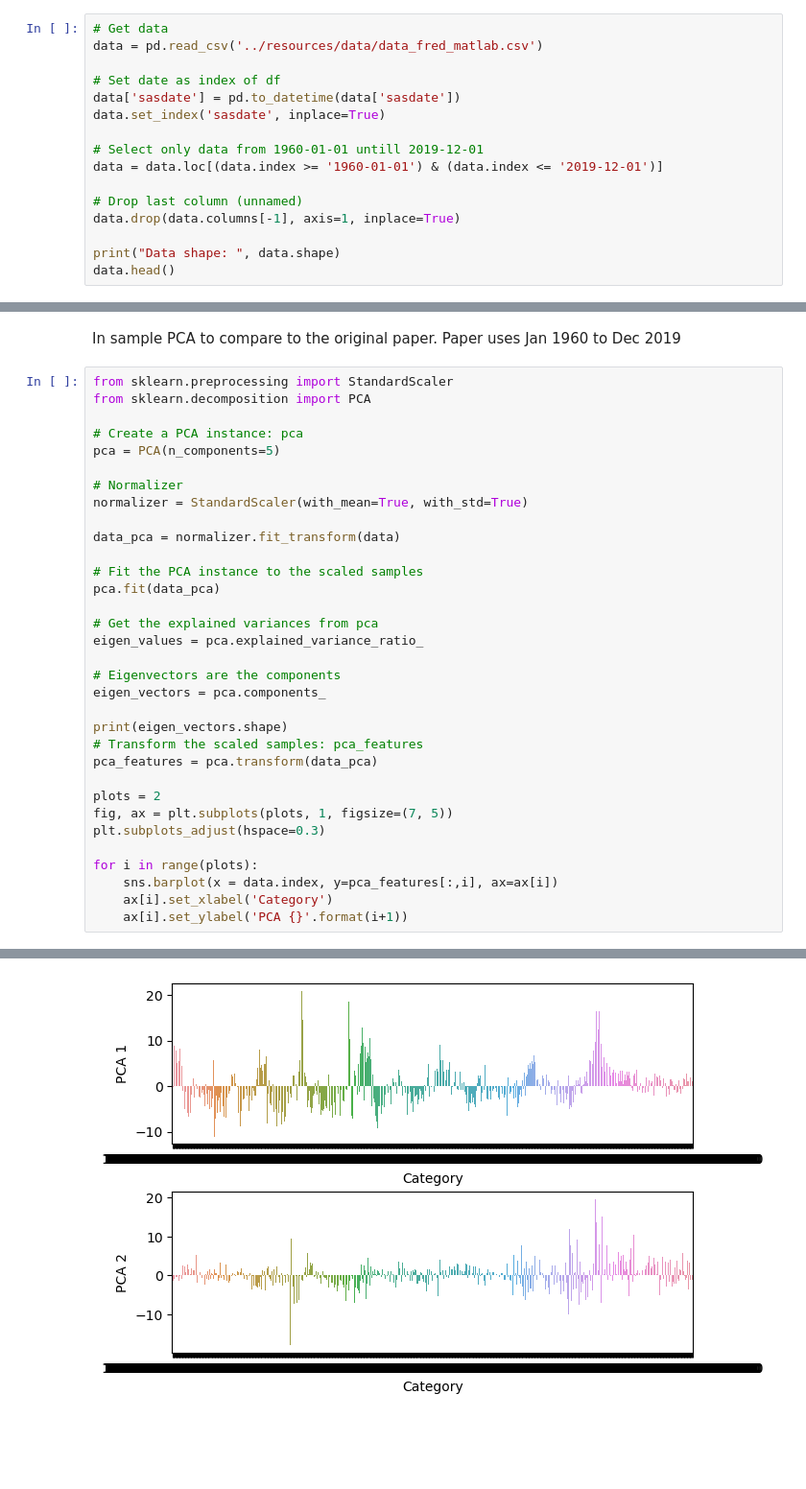
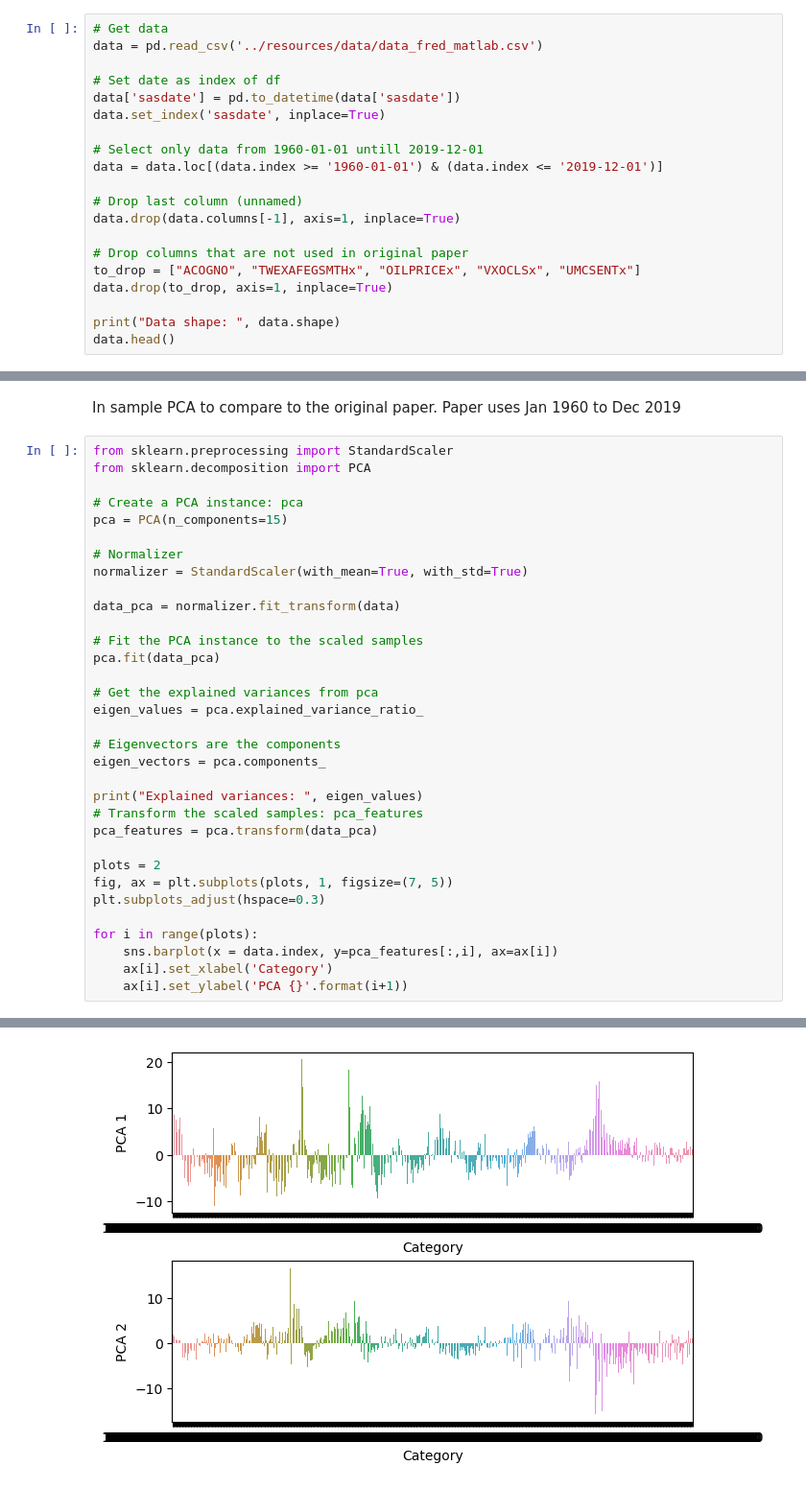
Before and after one commit to VLDrenth/sPCA-thesis, a Jupyter notebook: src/explore_cleaned.ipynb, the cells around one changed output, grey strips where cells are left out. Shown: that part at 96% size. Cells and saved outputs as stored; diff of their text form; blank space fills up the shorter version.

```diff
--- a/src/explore_cleaned.ipynb
+++ b/src/explore_cleaned.ipynb
@@ -18,6 +22,10 @@ data = data.loc[(data.index >= '1960-01-01') & (data.index <= '2019-12-01')]
 # Drop last column (unnamed)
 data.drop(data.columns[-1], axis=1, inplace=True)
 
+# Drop columns that are not used in original paper
+to_drop = ["ACOGNO", "TWEXAFEGSMTHx", "OILPRICEx", "VXOCLSx", "UMCSENTx"]
+data.drop(to_drop, axis=1, inplace=True)
+
 print("Data shape: ", data.shape)
 data.head()
 # %% [output]
@@ -50,7 +58,7 @@ from sklearn.preprocessing import StandardScaler
 from sklearn.decomposition import PCA
 
 # Create a PCA instance: pca
-pca = PCA(n_components=5)
+pca = PCA(n_components=15)
 
 # Normalizer
 normalizer = StandardScaler(with_mean=True, with_std=True)
@@ -66,7 +74,7 @@ eigen_values = pca.explained_variance_ratio_
 # Eigenvectors are the components
 eigen_vectors = pca.components_
 
-print(eigen_vectors.shape)
+print("Explained variances: ", eigen_values)
 # Transform the scaled samples: pca_features
 pca_features = pca.transform(data_pca)
 
@@ -83 +93 @@ for i in range(plots):
-[figure, old version]
+[figure, new version]
```
Also changed, not shown: parts of 11 cells of this notebook.
